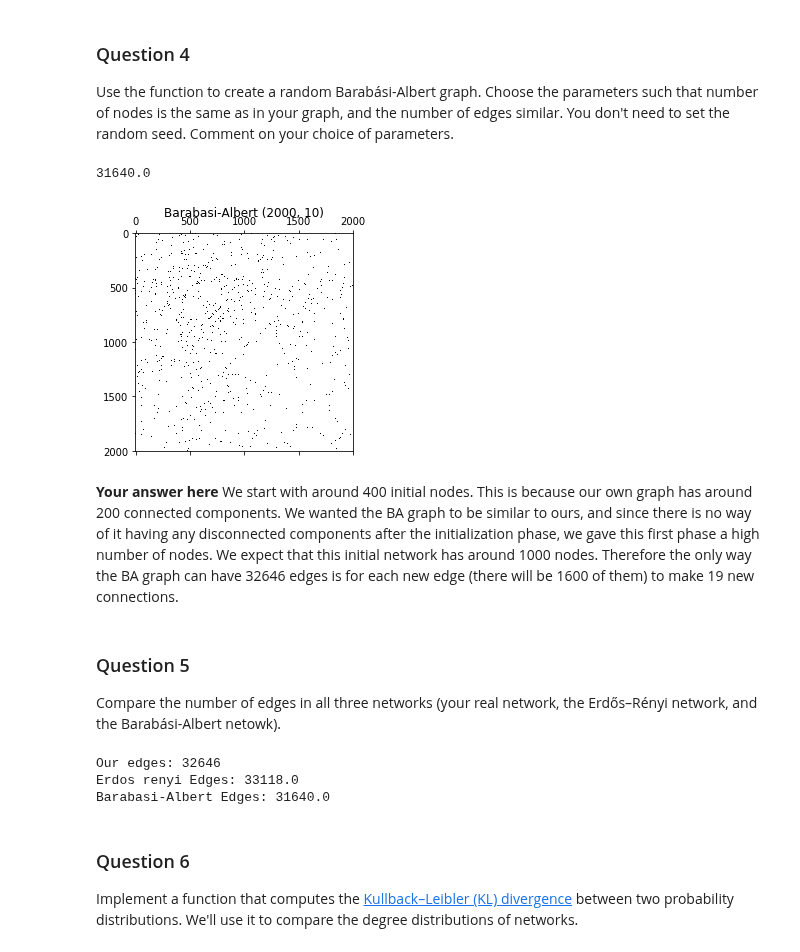
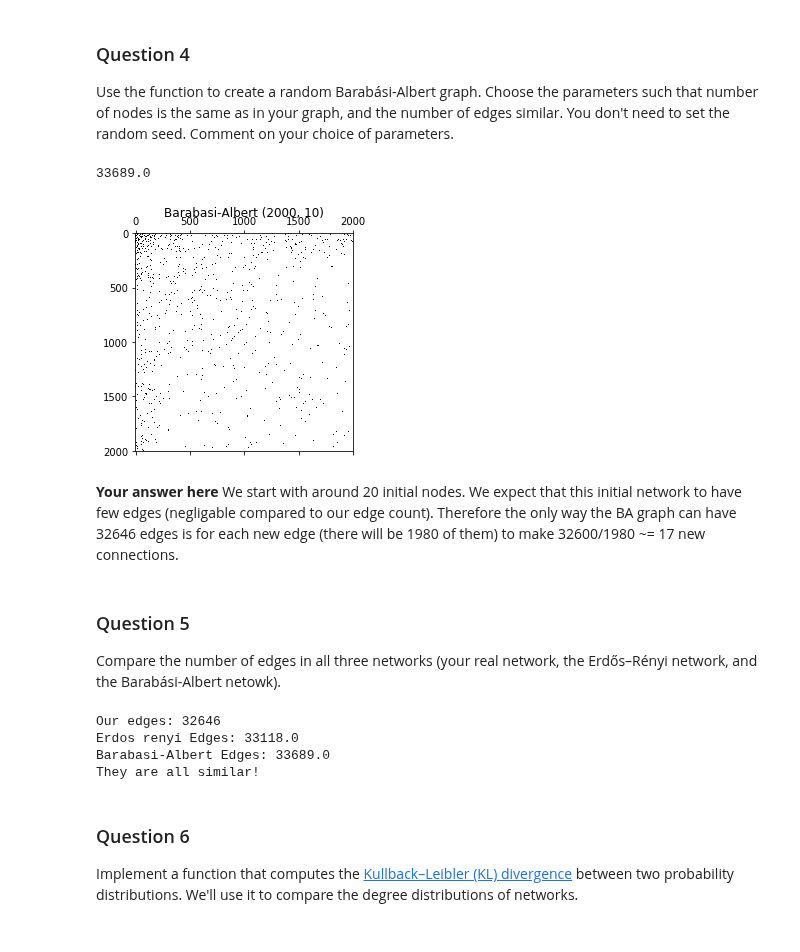
Before and after one commit to senakicir/ntds_project, a Jupyter notebook: 2_network_models.ipynb, the cells around one changed output. Drawn from its saved outputs; the diff is of its cells as text; code cells hidden in the pictures.

```diff
--- a/2_network_models.ipynb
+++ b/2_network_models.ipynb
@@ -190,17 +191,17 @@ Text(0.5, 1.05, 'Barabasi-Albert (10, 2)')
 
 Use the function to create a random Barabási-Albert graph. Choose the parameters such that number of nodes is the same as in your graph, and the number of edges similar. You don't need to set the random seed. Comment on your choice of parameters.
 # %%
-barabasi_albert_graph = barabasi_albert(2000, 19, 400, 41)
+barabasi_albert_graph = barabasi_albert(2000, 17, 20, 41)
 plt.spy(barabasi_albert_graph)
 plt.title('Barabasi-Albert (2000, 10)')
 n_edges_barabasi_albert = np.sum(barabasi_albert_graph)/2
 print(n_edges_barabasi_albert)
 # %% [output]
-31640.0
+33689.0
-[figure, old version]
+[figure, new version]
 # %% [markdown]
 **Your answer here**
-We start with around 400 initial nodes. This is because our own graph has around 200 connected components. We wanted the BA graph to be similar to ours, and since there is no way of it having any disconnected components after the initialization phase, we gave this first phase a high number of nodes. We expect that this initial network has around 1000 nodes. Therefore the only way the BA graph can have 32646 edges is for each new edge (there will be 1600 of them) to make 19 new connections.
+We start with around 20 initial nodes. We expect that this initial network to have few edges (negligable compared to our edge count). Therefore the only way the BA graph can have 32646 edges is for each new edge (there will be 1980 of them) to make 32600/1980 ~= 17 new connections.
 # %% [markdown]
 ### Question 5
 
@@ -215,11 +216,12 @@ print("Our edges:", n_edges_ours)
 print("Erdos renyi Edges:", n_edges_erdos_renyi)
 print("Barabasi-Albert Edges:", n_edges_barabasi_albert)
 
-#They are all similar!
+print("They are all similar!")
 # %% [output]
 Our edges: 32646
 Erdos renyi Edges: 33118.0
-Barabasi-Albert Edges: 31640.0
+Barabasi-Albert Edges: 33689.0
+They are all similar!
 # %% [markdown]
 ### Question 6
 
```
Also changed, not shown: parts of 19 cells of this notebook.
